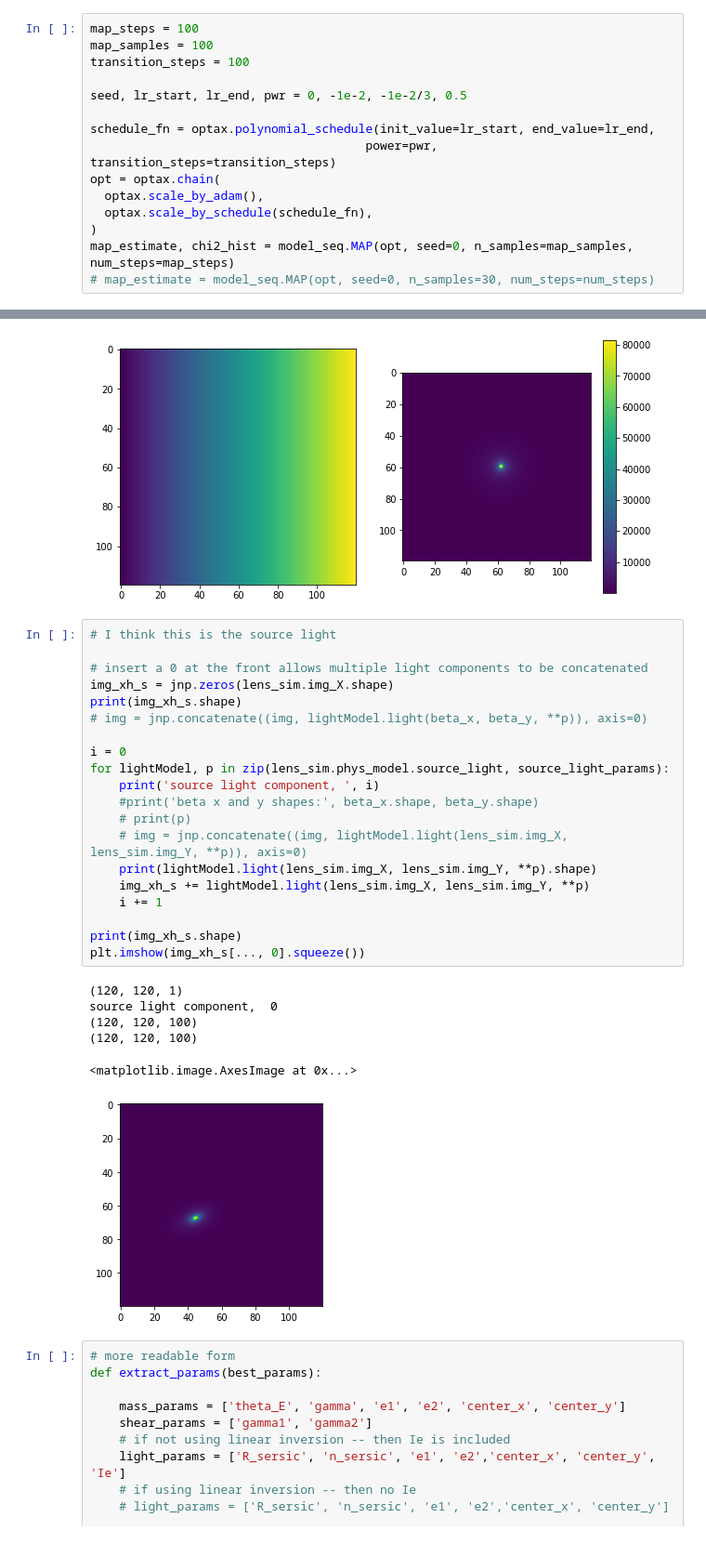
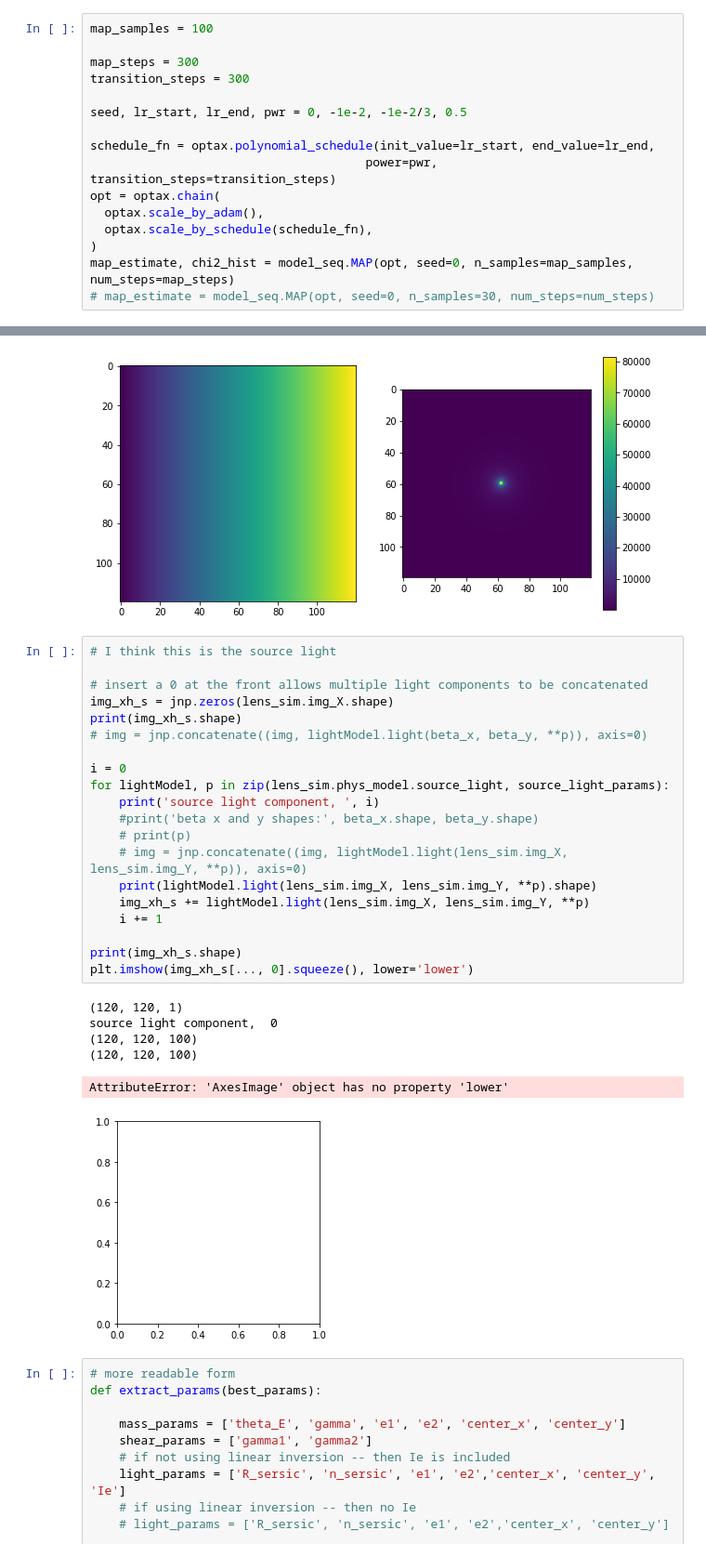
Before and after one commit to giga-lens/gigalens, a Jupyter notebook: jax-demo-dev.ipynb, the cells around one changed output, grey strips where cells are left out. Shown: that part at 93% size. Drawn from its saved outputs; the diff is of its cells as text.

```diff
--- a/jax-demo-dev.ipynb
+++ b/jax-demo-dev.ipynb
@@ -151,9 +151,10 @@ Chi-square: 0.9812517
 <matplotlib.colorbar.Colorbar at 0x...>
 [figure]
 # %%
-map_steps = 100
 map_samples = 100
-transition_steps = 100
+
+map_steps = 300
+transition_steps = 300
 
 seed, lr_start, lr_end, pwr = 0, -1e-2, -1e-2/3, 0.5
 
@@ -263,30 +264,30 @@ lens light component,  0
 # %%
 # I think this is the source light
 
 # insert a 0 at the front allows multiple light components to be concatenated
 img_xh_s = jnp.zeros(lens_sim.img_X.shape)
 print(img_xh_s.shape)
 # img = jnp.concatenate((img, lightModel.light(beta_x, beta_y, **p)), axis=0)
 
 i = 0
 for lightModel, p in zip(lens_sim.phys_model.source_light, source_light_params):
     print('source light component, ', i)
     #print('beta x and y shapes:', beta_x.shape, beta_y.shape)
     # print(p)
     # img = jnp.concatenate((img, lightModel.light(lens_sim.img_X, lens_sim.img_Y, **p)), axis=0)
     print(lightModel.light(lens_sim.img_X, lens_sim.img_Y, **p).shape)
     img_xh_s += lightModel.light(lens_sim.img_X, lens_sim.img_Y, **p)
     i += 1
 
 print(img_xh_s.shape)
-plt.imshow(img_xh_s[..., 0].squeeze())
+plt.imshow(img_xh_s[..., 0].squeeze(), lower='lower')
 # %% [output]
 (120, 120, 1)
 source light component,  0
 (120, 120, 100)
 (120, 120, 100)
-<matplotlib.image.AxesImage at 0x...>
+AttributeError: 'AxesImage' object has no property 'lower'
-[figure, old version]
+[figure, new version]
 # %%
 # more readable form
 def extract_params(best_params):
```
Also changed, not shown: parts of 5 cells of this notebook.
